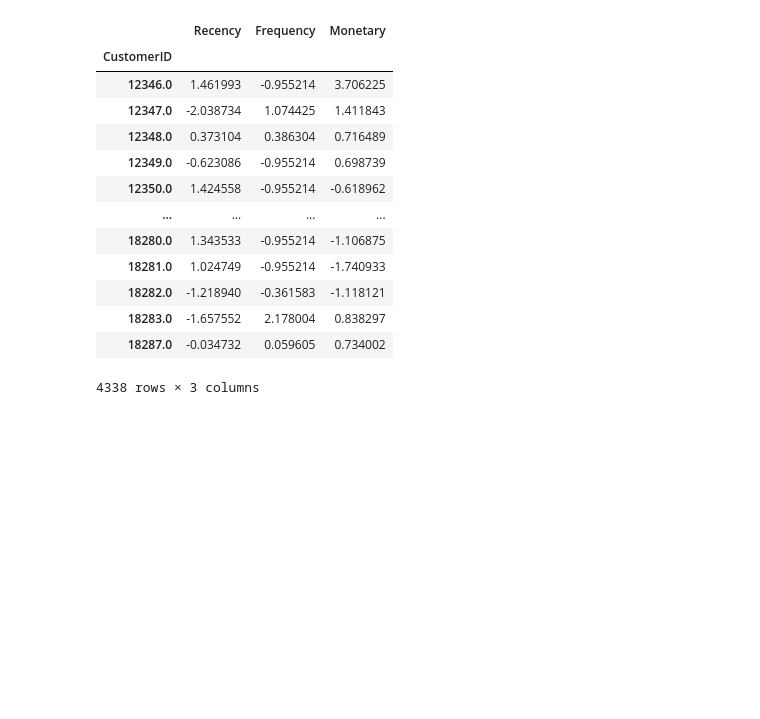
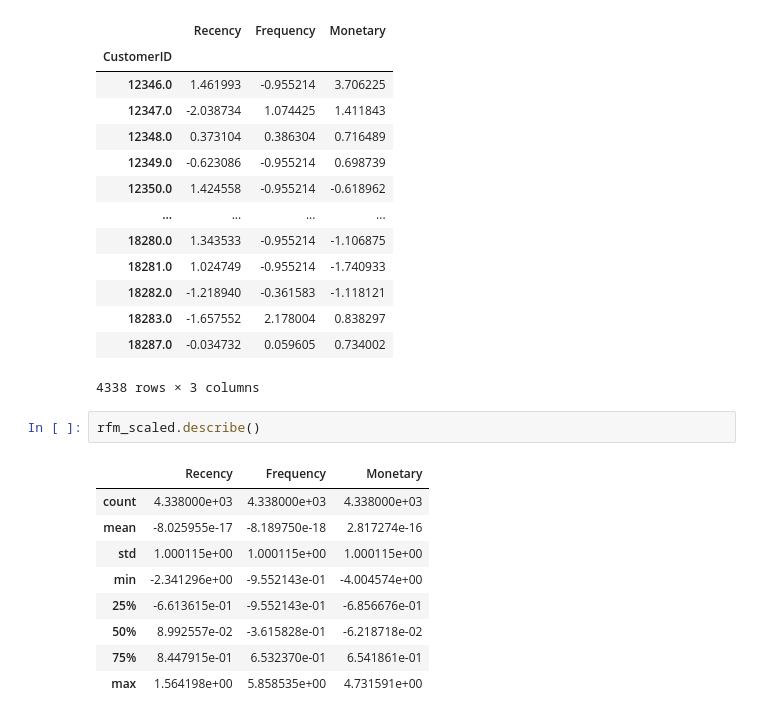
Before and after one commit to growithanand/customer-behavior-segmentation, a Jupyter notebook: notebooks/customer_segmentation.ipynb, the cells around one changed output. Drawn from its saved outputs; the diff is of its cells as text; blank space fills up the shorter version.

```diff
--- a/notebooks/customer_segmentation.ipynb
+++ b/notebooks/customer_segmentation.ipynb
@@ -215,3 +199,15 @@ rfm_scaled
 | 18283.0 | -1.657552 | 2.178004 | 0.838297 |
 | 18287.0 | -0.034732 | 0.059605 | 0.734002 |
 4338 rows × 3 columns
+# %%
+rfm_scaled.describe()
+# %% [output]
+|  | Recency | Frequency | Monetary |
+| count | 4.338000e+03 | 4.338000e+03 | 4.338000e+03 |
+| mean | -8.025955e-17 | -8.189750e-18 | 2.817274e-16 |
+| std | 1.000115e+00 | 1.000115e+00 | 1.000115e+00 |
+| min | -2.341296e+00 | -9.552143e-01 | -4.004574e+00 |
+| 25% | -6.613615e-01 | -9.552143e-01 | -6.856676e-01 |
+| 50% | 8.992557e-02 | -3.615828e-01 | -6.218718e-02 |
+| 75% | 8.447915e-01 | 6.532370e-01 | 6.541861e-01 |
+| max | 1.564198e+00 | 5.858535e+00 | 4.731591e+00 |
```
Also changed, not shown: parts of 12 cells of this notebook.
